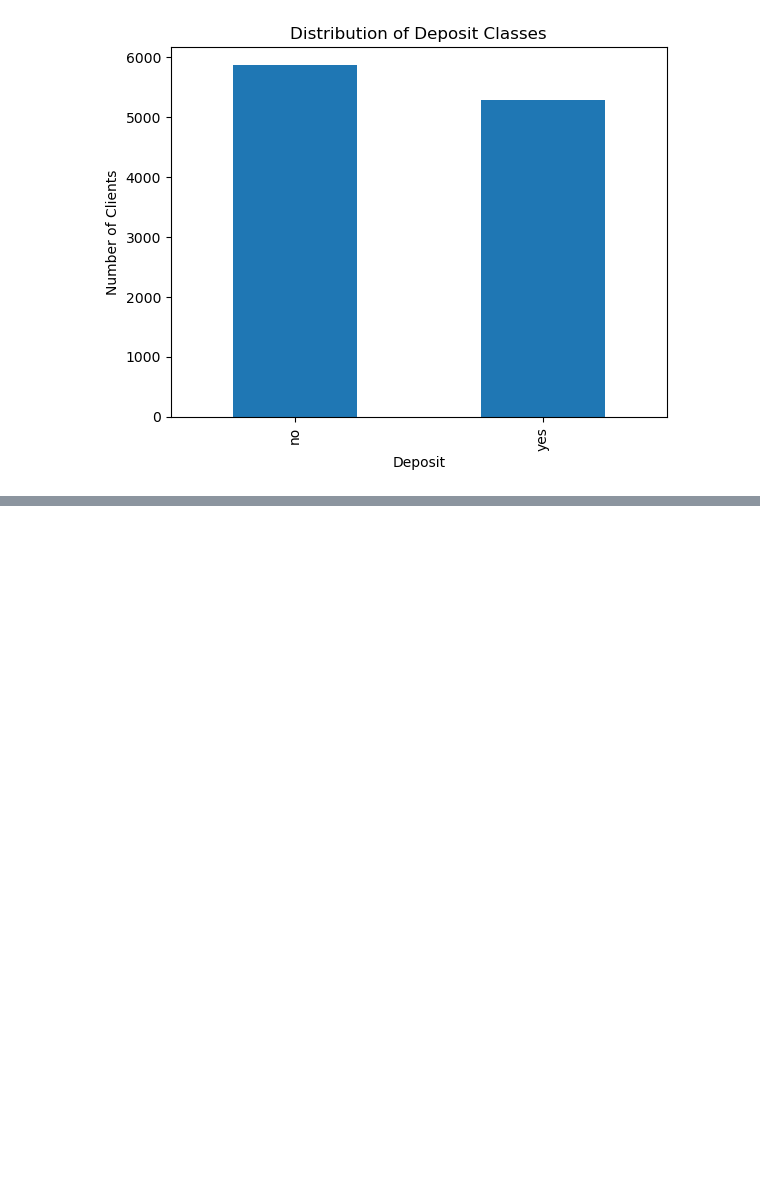
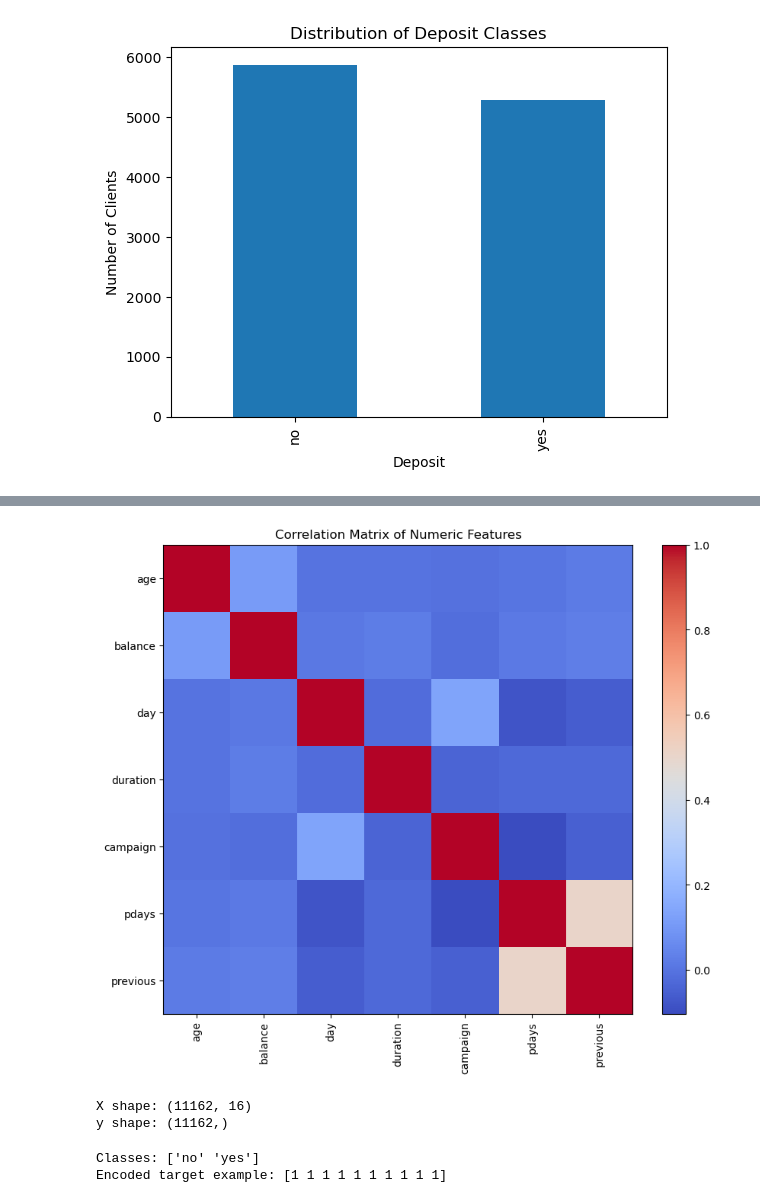
Before and after one commit to erze-haziri/bank-term-deposit-prediction, a Jupyter notebook: bank_term_deposit_analysis.ipynb, the cells around one changed output, grey strips where cells are left out. Cells and saved outputs as stored; diff of their text form; code cells hidden in the pictures; blank space fills up the shorter version.

```diff
--- a/bank_term_deposit_analysis.ipynb
+++ b/bank_term_deposit_analysis.ipynb
@@ -116,0 +162,3 @@ plt.show()
+# %%
+correlation_matrix = df[numeric_columns].corr()
+correlation_matrix
@@ -116,0 +174,48 @@ plt.show()
+# %%
+plt.figure(figsize=(10, 8))
+
+plt.imshow(
+    correlation_matrix,
+    cmap="coolwarm",
+    interpolation="nearest"
+)
+
+plt.colorbar()
+
+plt.xticks(
+    range(len(correlation_matrix.columns)),
+    correlation_matrix.columns,
+    rotation=90
+)
+
+plt.yticks(
+    range(len(correlation_matrix.columns)),
+    correlation_matrix.columns
+)
+
+plt.title("Correlation Matrix of Numeric Features")
+plt.show()
+# %% [output]
+[figure, added]
+# %%
+target = "deposit"
+
+X = df.drop(columns=[target])
+y = df[target]
+
+print("X shape:", X.shape)
+print("y shape:", y.shape)
+# %% [output]
+X shape: (11162, 16)
+y shape: (11162,)
+# %%
+from sklearn.preprocessing import LabelEncoder
+
+label_encoder = LabelEncoder()
+y_encoded = label_encoder.fit_transform(y)
+
+print("Classes:", label_encoder.classes_)
+print("Encoded target example:", y_encoded[:10])
+# %% [output]
+Classes: ['no' 'yes']
+Encoded target example: [1 1 1 1 1 1 1 1 1 1]
```
Also changed, not shown: parts of 6 cells of this notebook.
